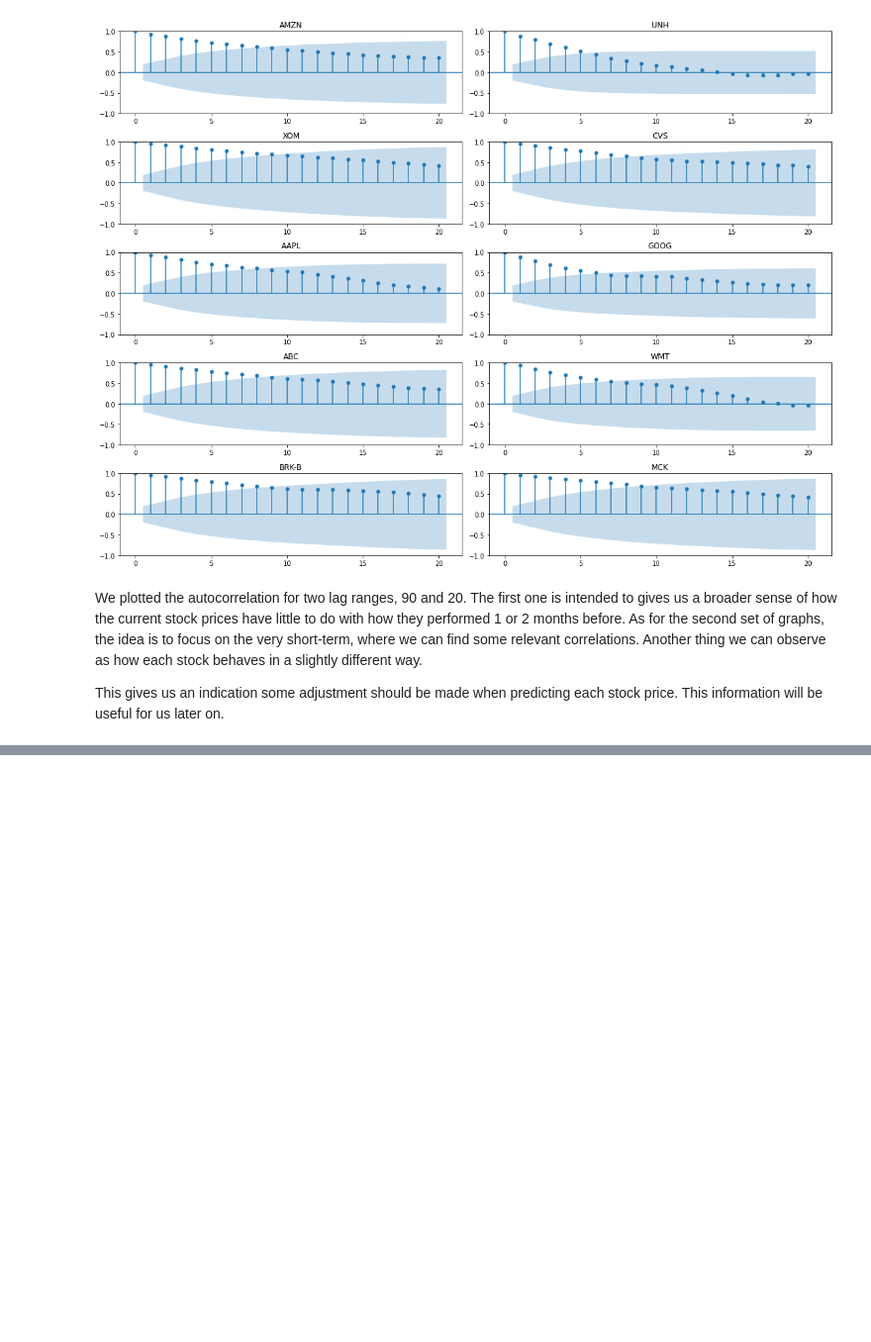
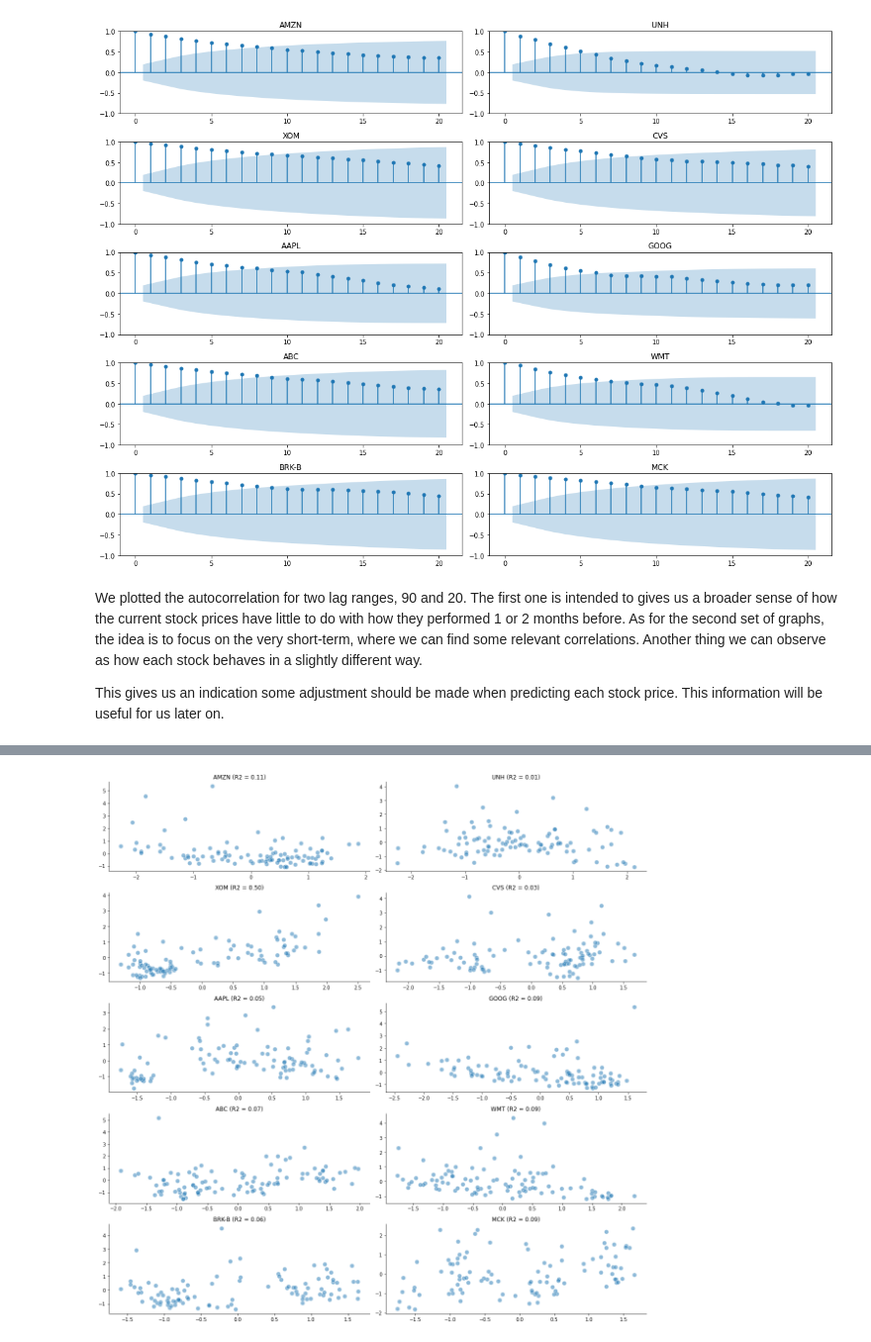
Before and after one commit to epdrumond/stock_prediction_pipeline, a Jupyter notebook: investigating_stock_prices.ipynb, the cells around one changed output, grey strips where cells are left out. Shown at 99% size. Saved outputs shown, nothing was run; the diff lists cells and outputs as text; code cells hidden in the pictures; blank space fills up the shorter version.

```diff
--- a/investigating_stock_prices.ipynb
+++ b/investigating_stock_prices.ipynb
@@ -361,0 +254,35 @@ However, this correlation, in itself, would not be very useful in our prediction
+# %%
+#Define function to plot distribution of "Open" vs. "Volume"
+def plot_distribution(data, ticker, ax, norm=False, first_field='Open', second_field='Volume'):
+    ax = ax or plt.gca()
+
+    graph_data = data[ticker]
+    x_data = graph_data[first_field]
+    y_data = graph_data[second_field]
+
+    if norm:
+        scaler = StandardScaler()
+        x_data = scaler.fit_transform(x_data.values.reshape(-1,1))
+        y_data = scaler.fit_transform(y_data.values.reshape(-1,1))
+
+    for side in ['top', 'right']:
+        ax.spines[side].set_visible(False)
+
+    _, _, r_val, _, _ = linregress(x_data.flatten(), y_data.flatten())
+    ax.set_title('{0} (R2 = {1:.2f})'.format(ticker, r_val**2))
+
+    return ax.scatter(x=x_data, y=y_data, s=80, edgecolor='white', alpha=0.5)
+# %%
+#Plot "Open" vs. "Volume" for the same date
+fig, ax = plt.subplots(nrows=5, ncols=2, figsize = (16,16))
+
+for i, ticker in enumerate(stocks_dict.keys()):
+    row, col = divmod(i, 2
+                     )
+    plot_distribution(stocks_dict, ticker, ax[row, col], norm=True)
+
+plt.tight_layout()
+#plt.gcf().set_dpi(1000)
+plt.show()
+# %% [output]
+[figure, added]
```
Also changed, not shown: parts of 26 cells of this notebook.
